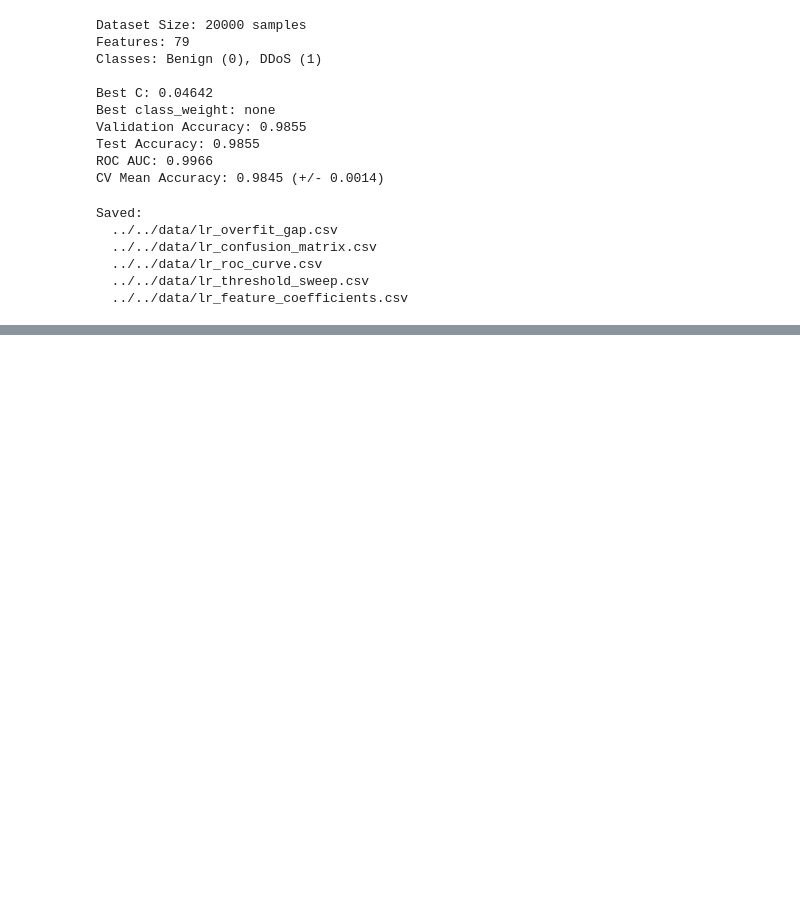
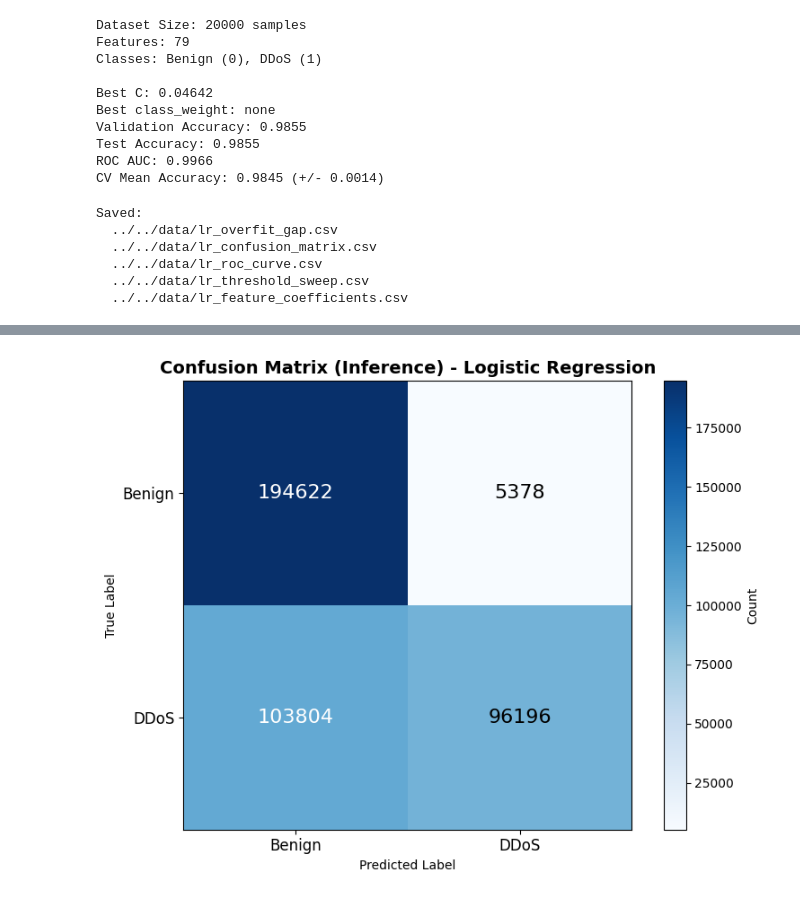
Before and after one commit to Flootersmm/ml_project, a Jupyter notebook: notebooks/ml/logistic_regression.ipynb, the cells around one changed output, grey strips where cells are left out. Cells and saved outputs as stored; diff of their text form; code cells hidden in the pictures; blank space fills up the shorter version.

Commit message:
feat: full data done :D

```diff
--- a/notebooks/ml/logistic_regression.ipynb
+++ b/notebooks/ml/logistic_regression.ipynb
@@ -651,0 +658,98 @@ joblib.dump(final_lr, "../../data/models/lr_model.pkl")
+# %%
+start_mem, start_cpu = get_usage()
+start_wall = time.time()
+
+MODEL_PATH = "../../data/models/lr_model.pkl"
+SCALER_PATH = "../../data/models/lr_scaler.pkl"
+IMPUTER_PATH = "../../data/models/lr_imputer.pkl"
+DATA_PATH = "../../data/raw/unbalanced_dataset.csv"
+
+lr = joblib.load(MODEL_PATH)
+scaler = joblib.load(SCALER_PATH)
+imputer = joblib.load(IMPUTER_PATH)
+
+EXPECTED_PROTOCOLS = [0, 6, 17]
+all_parts = []
+counts = {}
+for chunk in pd.read_csv(DATA_PATH, chunksize=CHUNK_SIZE):
+    for label, group in chunk.groupby("Label"):
+        n = counts.get(label, 0)
+        if n >= MAX_LABEL:
+            continue
+
+        group_shuffled = group.sample(frac=1, random_state=1)
+        take = group_shuffled.iloc[: MAX_LABEL - n]
+        all_parts.append(take)
+        counts[label] = n + len(take)
+
+    if len(counts) >= 2 and all(c >= MAX_LABEL for c in counts.values()):
+        break
+
+if not all_parts:
+    print("uh oh")
+else:
+    # randomise data to avoid unintentional patterns
+    df = pd.concat(all_parts, ignore_index=True)
+    df = df.sample(frac=1, random_state=1).reset_index(drop=True)
+
+    y_true = np.where(df["Label"].values == "ddos", 1, 0)
+    df_features = df.copy()
+    columns_to_drop = ["Label", "Unnamed: 0", "Flow ID", "Src IP", "Dst IP", "Timestamp", "Src Port", "Dst Port"]
+    df_features = df_features.drop(columns=[c for c in columns_to_drop if c in df_features.columns])
+    df_features["Protocol"] = pd.Categorical(df_features["Protocol"], categories=EXPECTED_PROTOCOLS)
+    df_features = pd.get_dummies(df_features, columns=["Protocol"], prefix="Protocol")
+
+    X = df_features.values.astype(np.float64)
+    X = np.where(np.isinf(X), np.nan, X)
+
+    try:
+        X_imputed = imputer.transform(X)
+        X_scaled = scaler.transform(X_imputed)
+
+        y_pred = lr.predict(X_scaled)
+        y_proba = lr.predict_proba(X_scaled)[:, 1]
+        cm = confusion_matrix(y_true, y_pred)
+        plt.figure(figsize=(8, 6))
+        plt.imshow(cm, interpolation="nearest", cmap="Blues")
+        plt.title("Confusion Matrix (Inference) - Logistic Regression", fontsize=14, fontweight="bold")
+        plt.colorbar(label="Count")
+        thresh = cm.max() / 2.0
+        for i in range(cm.shape[0]):
+            for j in range(cm.shape[1]):
+                plt.text(j, i, format(cm[i, j], "d"), ha="center", va="center",
+                         color="white" if cm[i, j] > thresh else "black", fontsize=16)
+        plt.xticks(np.arange(2), ["Benign", "DDoS"], fontsize=12)
+        plt.yticks(np.arange(2), ["Benign", "DDoS"], fontsize=12)
+        plt.ylabel("True Label")
+        plt.xlabel("Predicted Label")
+        plt.tight_layout()
+        plt.savefig("../../plots/LR/inference_confusion_matrix.png", dpi=300, bbox_inches="tight")
+
+        fpr, tpr, _ = roc_curve(y_true, y_proba)
+        roc_auc = auc(fpr, tpr)
+        plt.figure(figsize=(8, 6))
+        plt.plot(fpr, tpr, color="darkorange", label=f"ROC curve (AUC = {roc_auc:.4f})")
+        plt.plot([0, 1], [0, 1], color="navy", linestyle="--")
+        plt.xlabel("False Positive Rate")
+        plt.ylabel("True Positive Rate")
+        plt.title("ROC Curve (Inference) - Logistic Regression")
+        plt.legend(loc="lower right")
+        plt.grid(True, alpha=0.3)
+        plt.tight_layout()
+        plt.savefig("../../plots/LR/inference_roc_curve.png", dpi=300, bbox_inches="tight")
+
+        end_wall = time.time()
+        end_mem, end_cpu = get_usage()
+        pd.DataFrame([{
+            "model": "LR_Inference",
+            "ram_delta_mb": end_mem - start_mem,
+            "cpu_time_sec": end_cpu - start_cpu,
+            "wall_time_sec": end_wall - start_wall
+        }]).to_csv("../../data/resource_usage.csv", mode='a', header=not os.path.exists("../../data/resource_usage.csv"), index=False)
+
+        plt.show()
+
+    except ValueError as e:
+        print(e)
+        raise e
+# %% [output]
@@ -651,0 +757 @@ joblib.dump(final_lr, "../../data/models/lr_model.pkl")
+[figure, added]
```
Also changed, not shown: parts of 4 cells of this notebook, 32 other files.
